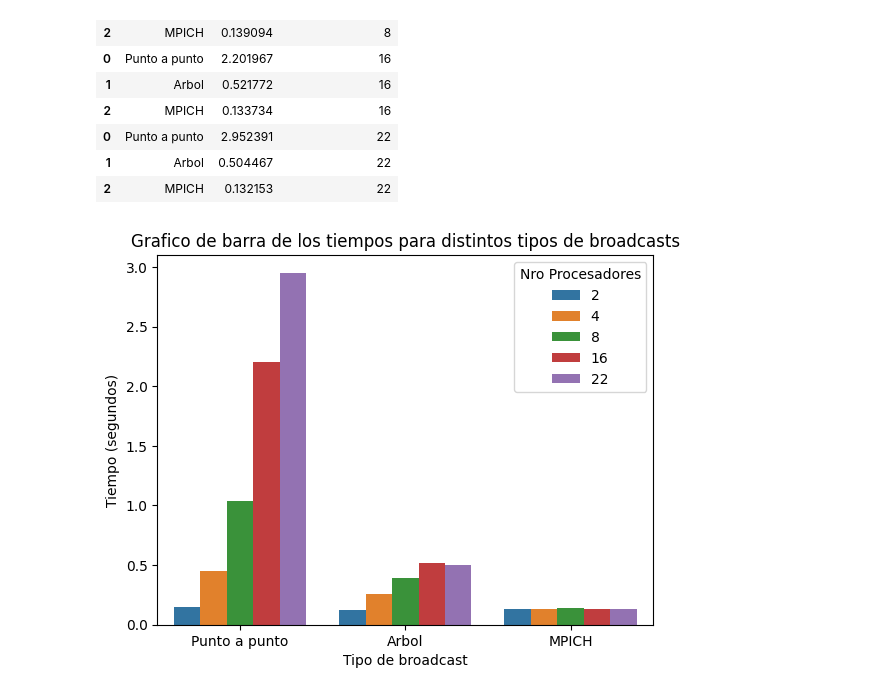
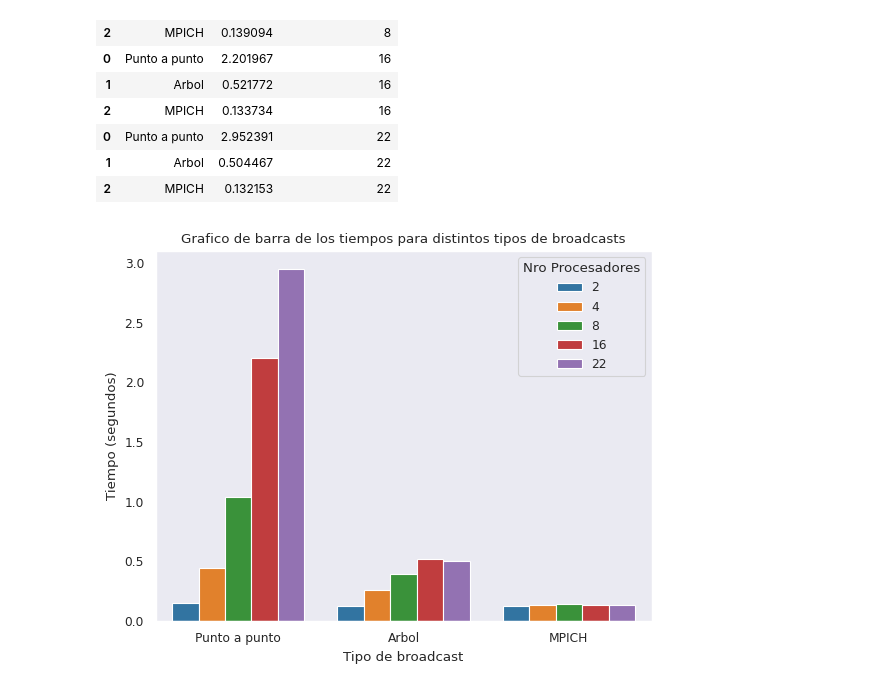
Before and after one commit to justog220/Practica-CAR, a Jupyter notebook: TP 2/EJ 1/analisis.ipynb, the cells around one changed output. Saved outputs shown, nothing was run; the diff lists cells and outputs as text; code cells hidden in the pictures.

```diff
--- a/TP 2/EJ 1/analisis.ipynb
+++ b/TP 2/EJ 1/analisis.ipynb
@@ -78,11 +79,13 @@ dfGeneral
 | 1 | Arbol | 0.504467 | 22 |
 | 2 | MPICH | 0.132153 | 22 |
 # %%
+sns.set_style("dark")
+sns.set_context("paper")
 sns.barplot(dfGeneral, x="Broadcast", y="Tiempo", hue="Nro Procesadores")
 plt.xlabel("Tipo de broadcast")
 plt.ylabel("Tiempo (segundos)")
 plt.title("Grafico de barra de los tiempos para distintos tipos de broadcasts")
 plt.savefig("salida/salida.png")
 plt.show()
 # %% [output]
-[figure, old version]
+[figure, new version]
```
Also changed, not shown: parts of 1 cell of this notebook, 1 other file.
